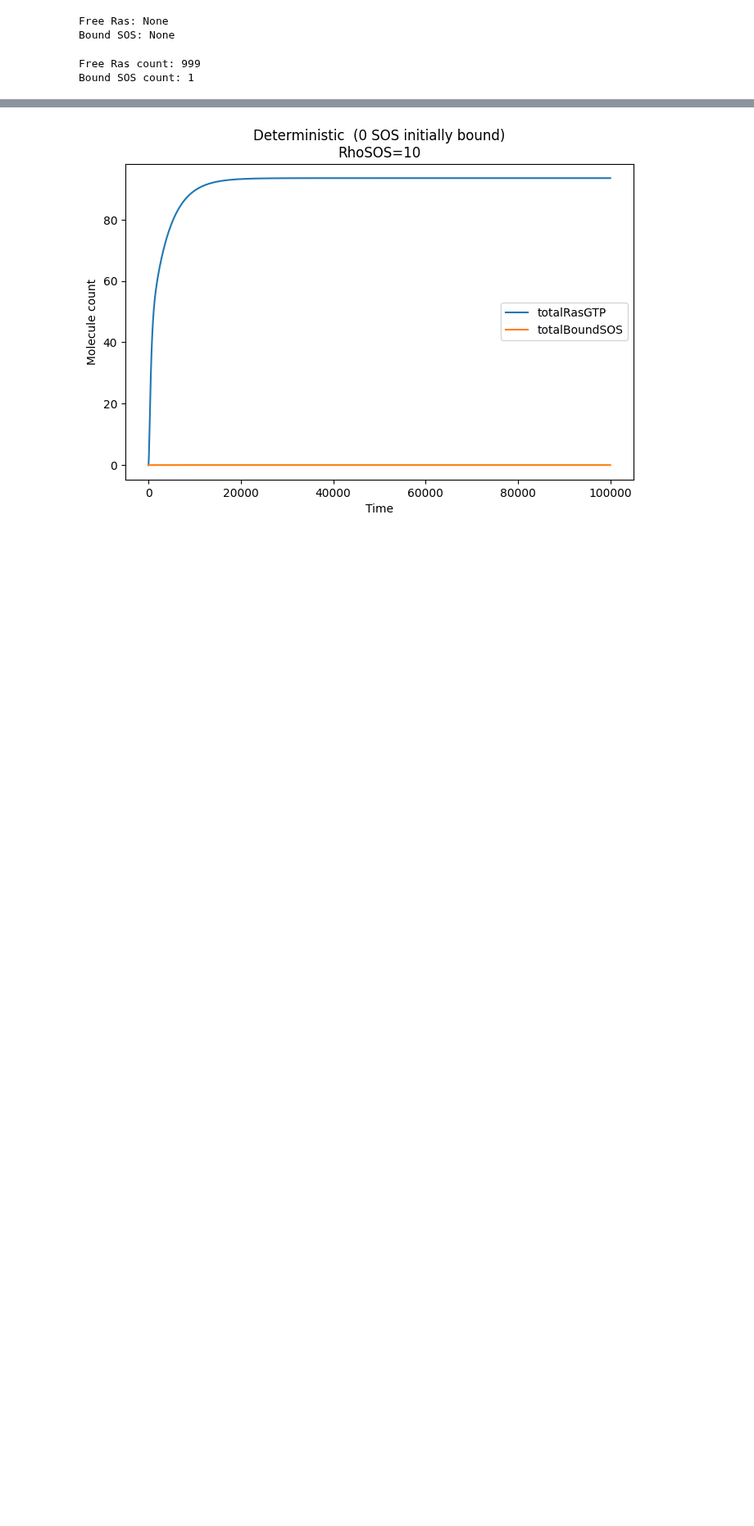
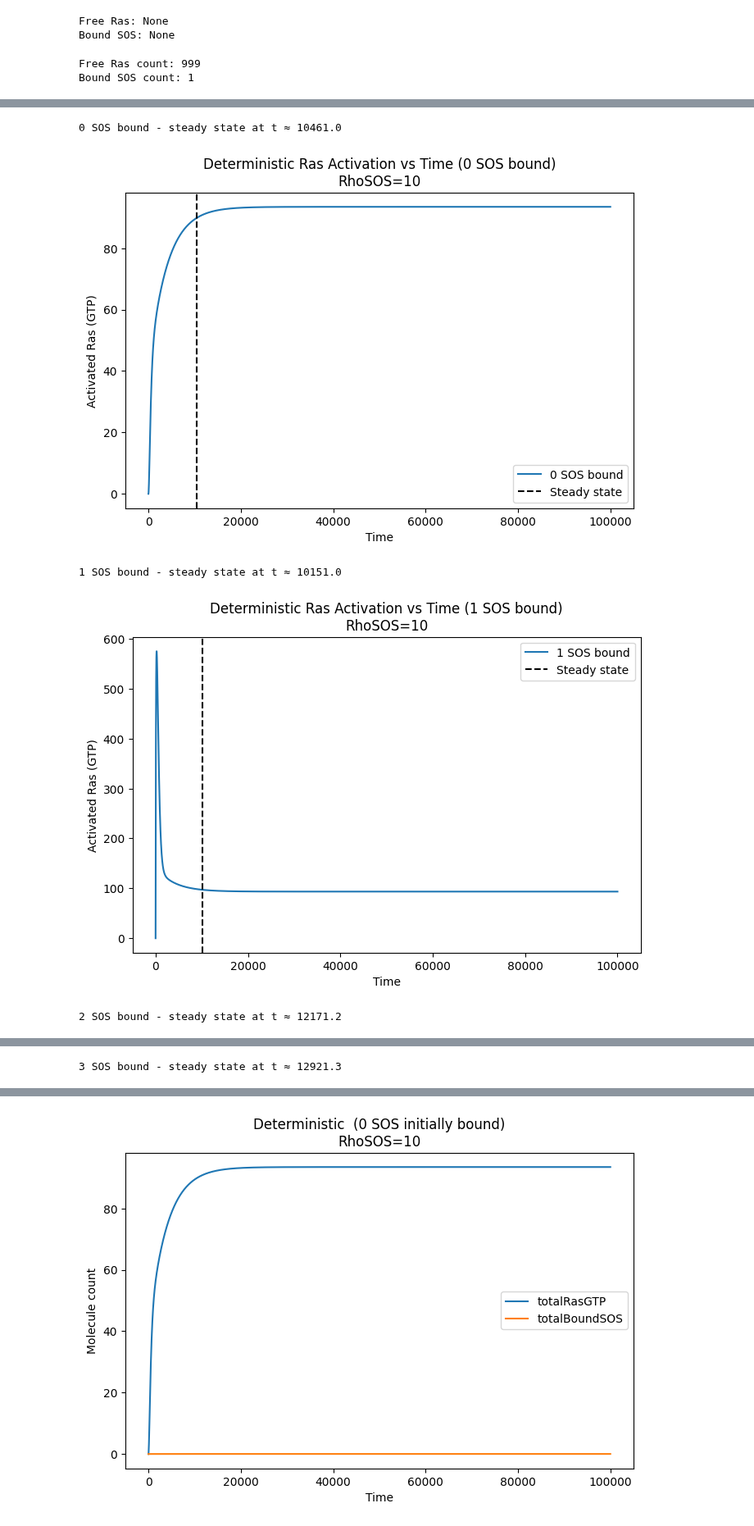
Before and after one commit to kyonosh/RasActivation-Simulator, a Jupyter notebook: timeSS.ipynb, the cells around one changed output, grey strips where cells are left out. Shown at 82% size. Drawn from its saved outputs; the diff is of its cells as text; code cells hidden in the pictures; blank space fills up the shorter version.

```diff
--- a/timeSS.ipynb
+++ b/timeSS.ipynb
@@ -105,0 +135,72 @@ for n_bound in n_bound_list:
+# %%
+import bionetgen
+import numpy as np
+import matplotlib.pyplot as plt
+
+#modelName = "Model2bound"
+modelName = "Model1bound"
+RasTotal = 1000
+RhoSOS = 10  # SOS concentration
+n_bound_list = [0, 1, 2, 3, 4, 5]
+
+t_end = 100000
+n_steps = 10000
+
+# steady-state detection parameters
+eps = 1e-4     # relative tolerance
+window = 20    # consecutive points required
+
+for n_bound in n_bound_list:
+
+    model = bionetgen.bngmodel(modelName + ".bngl")
+    sim = model.setup_simulator()
+    sim.setIntegrator('cvode')
+
+    # set parameters
+    sim.RasTotal = RasTotal - n_bound
+    sim.initialBoundSOS = n_bound
+    sim.RhoSOS = RhoSOS
+    sim.reset()
+
+    sim.selections = ['time', 'totalRasGTP', 'totalBoundSOS', 'TotalRas']
+    traj = sim.simulate(0, t_end, n_steps)
+
+    time = traj[:, 0]
+    ras_gtp = traj[:, 1]
+
+    # --- steady-state calculation ---
+    final_value = ras_gtp[-1]
+    rel_change = np.abs(np.diff(ras_gtp)) / final_value
+
+    steady_idx = None
+    for i in range(len(rel_change) - window):
+        if np.all(rel_change[i:i+window] < eps):
+            steady_idx = i
+            break
+
+    if steady_idx is not None:
+        t_steady = time[steady_idx]
+        print(f"{n_bound} SOS bound - steady state at t ≈ {t_steady:.1f}")
+    else:
+        t_steady = None
+        print(f"{n_bound} SOS bound - steady state NOT reached")
+
+    # --- plotting ---
+    plt.figure(figsize=(8,5))
+    plt.plot(time, ras_gtp, label=f'{n_bound} SOS bound')
+
+    if t_steady is not None:
+        plt.axvline(t_steady, color='k', linestyle='--',
+                    label='Steady state')
+
+    plt.xlabel('Time')
+    plt.ylabel('Activated Ras (GTP)')
+    plt.title(f'Deterministic Ras Activation vs Time ({n_bound} SOS bound)\nRhoSOS={RhoSOS}')
+    plt.legend()
+    plt.show()
+# %% [output]
+0 SOS bound - steady state at t ≈ 10461.0
+[figure, added]
+1 SOS bound - steady state at t ≈ 10151.0
+[figure, added]
+2 SOS bound - steady state at t ≈ 12171.2
@@ -105,0 +208 @@ for n_bound in n_bound_list:
+3 SOS bound - steady state at t ≈ 12921.3
```
Also changed, not shown: parts of 6 cells of this notebook.
